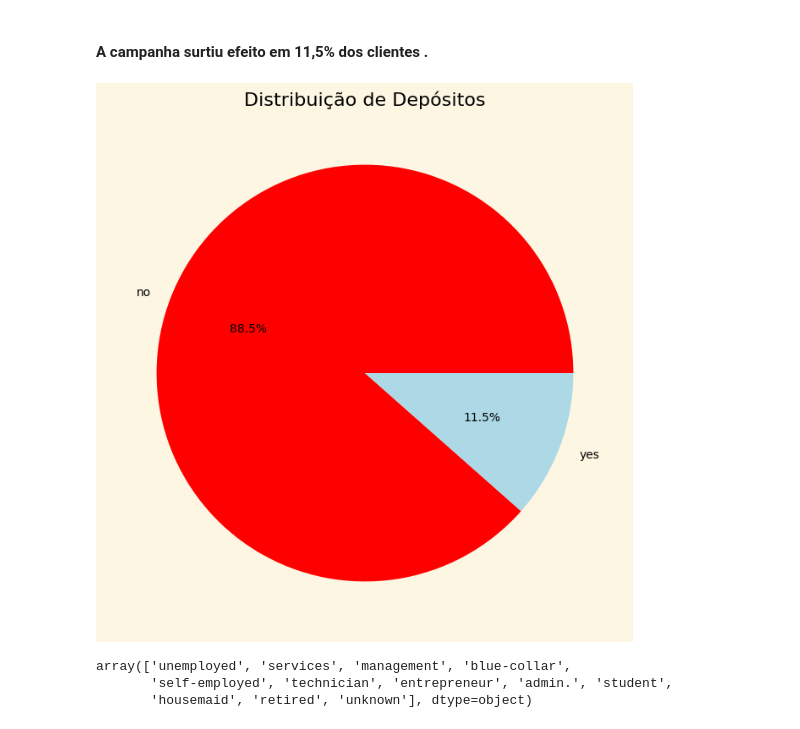
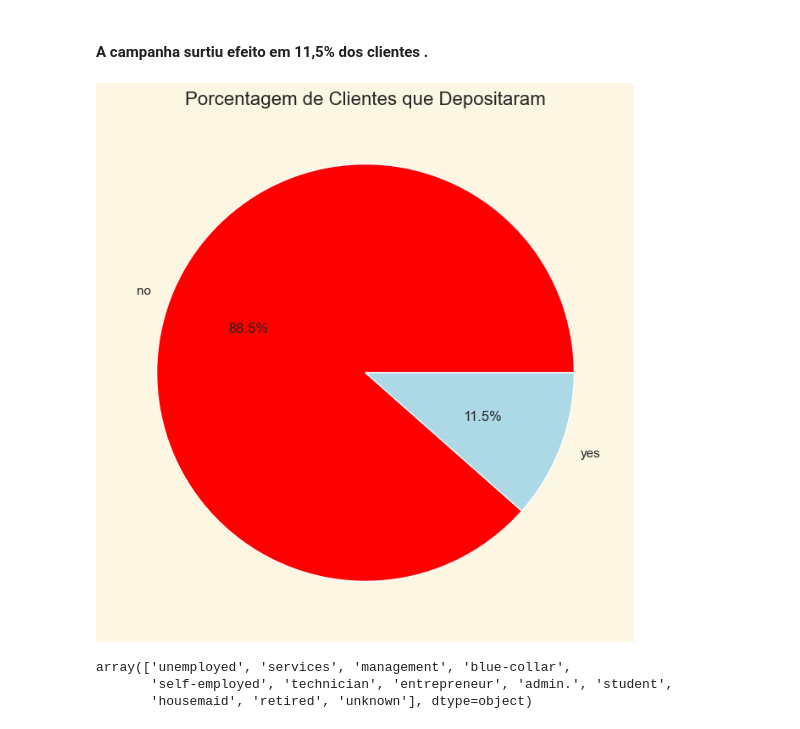
Before and after one commit to felipefagion/bank_machine_learning, a Jupyter notebook: mercado.ipynb, the cells around one changed output. Cells and saved outputs as stored; diff of their text form; code cells hidden in the pictures.

```diff
--- a/mercado.ipynb
+++ b/mercado.ipynb
@@ -226,17 +228,17 @@ df.head(5)
 # %%
 # Calculando a contagem de "depositou_encoded"
 depositou_counts = df["depositou"].value_counts()
 
 # Cores para cada fatia
 cores = ["red", "lightblue"]
 
 # Criando o gráfico de pizza para "depositou"
 plt.figure(figsize=(18,8))
 plt.pie(x=depositou_counts, labels=depositou_counts.index, colors=cores, autopct="%1.1f%%")
-plt.title("Distribuição de Depósitos")
+plt.title("Porcentagem de Clientes que Depositaram")
 plt.show()
 # %% [output]
-[figure, old version]
+[figure, new version]
 # %%
 #Distinção da coluna trabalho
 df["job"].unique()
```
Also changed, not shown: parts of 29 cells of this notebook.
